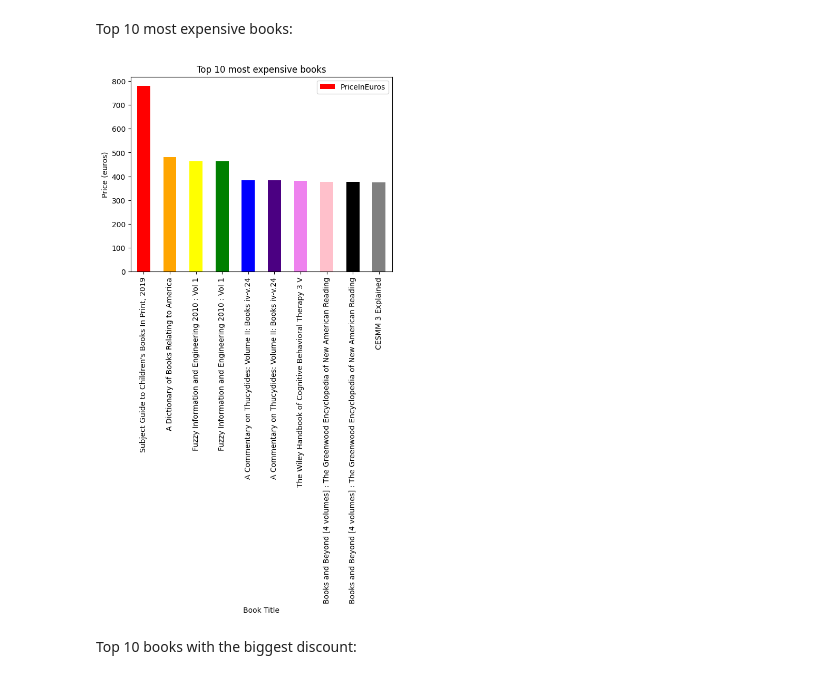
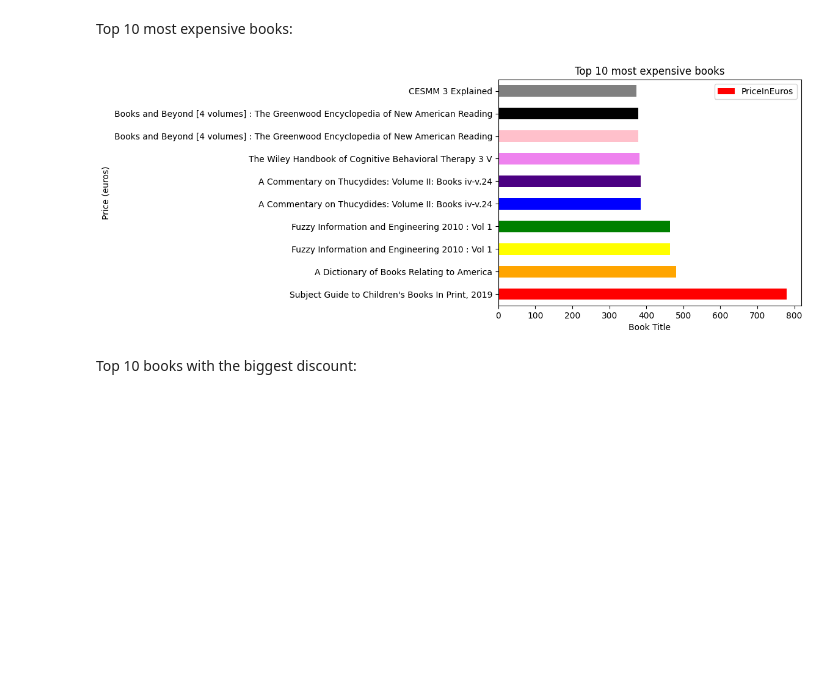
Before and after one commit to Vasyl-Poremchuk/book-scraping-and-data-analysis, a Jupyter notebook: book_analysis/book_analysis.ipynb, the cells around one changed output. Drawn from its saved outputs; the diff is of its cells as text; code cells hidden in the pictures; blank space fills up the shorter version.

```diff
--- a/book_analysis/book_analysis.ipynb
+++ b/book_analysis/book_analysis.ipynb
@@ -468,20 +468,20 @@ Top 10 most expensive books:
 # %%
 expensive_books_df = books_df.sort_values(by="PriceInEuros", ascending=False)
 top_10_expensive_books = expensive_books_df.head(10)
 
 top_10_expensive_books.plot(
     x="Title",
     y="PriceInEuros",
-    kind="bar",
+    kind="barh",
     xlabel="Book Title",
     ylabel="Price (euros)",
     title="Top 10 most expensive books",
     color=["red", "orange", "yellow", "green", "blue", "indigo", "violet", "pink", "black", "gray"],
 )
 
 plt.show()
 # %% [output]
-[figure, old version]
+[figure, new version]
 # %% [markdown]
 Top 10 books with the biggest discount:
 # %%
```
Also changed, not shown: parts of 7 cells of this notebook.
